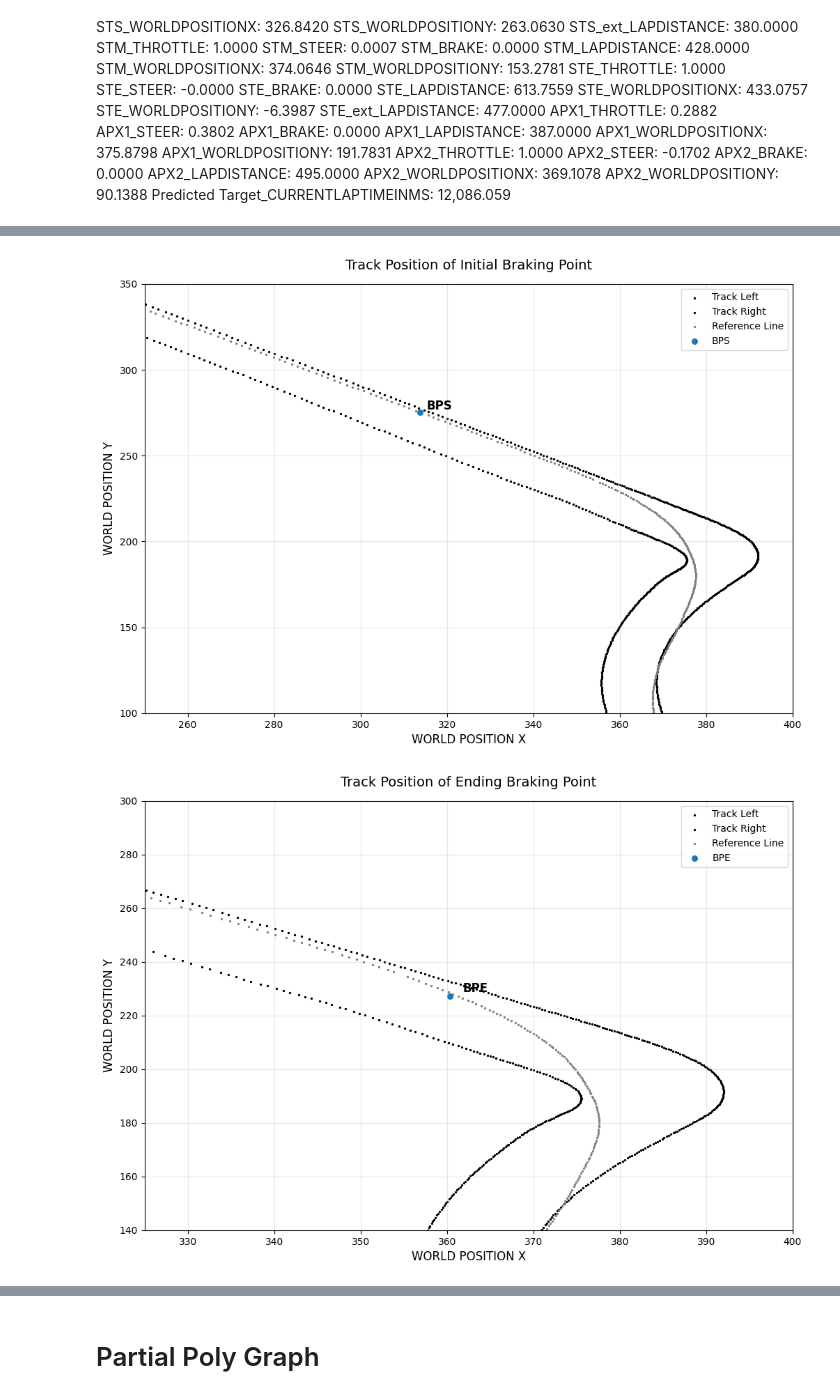
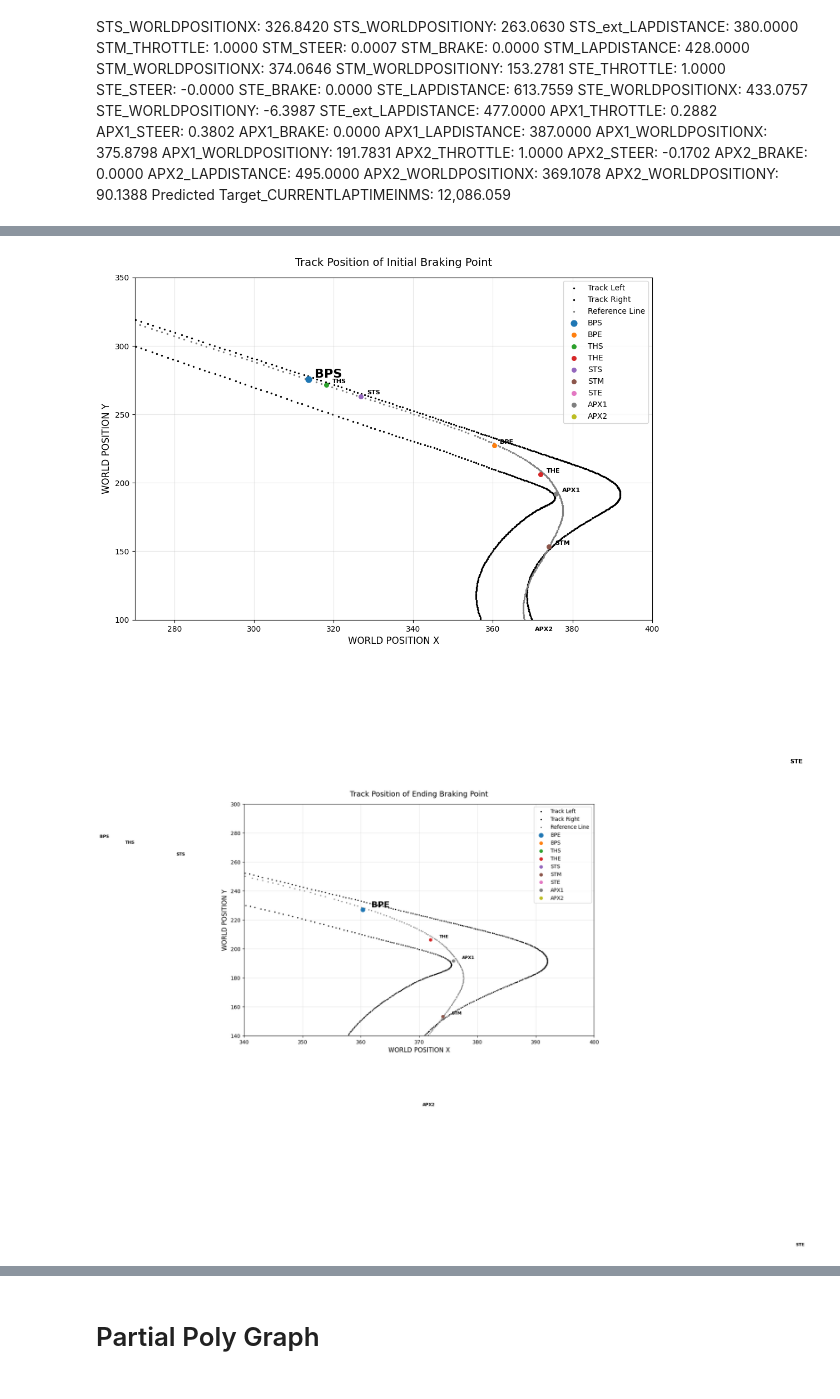
Before and after one commit to muhaseeb34/Data3001-Modelling-2, a Jupyter notebook: Muhammad-mutual_info-VIF-SVR.ipynb, the cells around one changed output, grey strips where cells are left out. Saved outputs shown, nothing was run; the diff lists cells and outputs as text; code cells hidden in the pictures.

Commit message:
partial poly graphs added

```diff
--- a/Muhammad-mutual_info-VIF-SVR.ipynb
+++ b/Muhammad-mutual_info-VIF-SVR.ipynb
@@ -418,52 +459,57 @@ for name, (x, y) in points.items():
     plt.scatter(track_line.loc[track_line["FRAME"] <= f,  "WORLDPOSX"],
             track_line.loc[track_line["FRAME"] <= f,  "WORLDPOSY"],
             s=2, color="gray",  label="Reference Line")
-    plt.scatter(x, y, s=30, label=name)
-    plt.text(x + 1.5, y + 1.5, name, fontsize=12, weight="bold")
+    plt.scatter(x, y, s=60, label=name)
+    for point, (x1, y1) in points.items():
+        if point != name:
+            plt.scatter(x1, y1, s=30, label=point)
+            plt.text(x1 + 1.5, y1 + 1.5, point, fontsize=8, weight="bold")
+
+    plt.text(x + 1.5, y + 1.5, name, fontsize=16, weight="bold")
     plt.xlabel("WORLD POSITION X", fontsize=12)
     plt.ylabel("WORLD POSITION Y", fontsize=12)
 
     plt.grid(alpha=0.3)
     plt.legend()
     if name == "BPS":
-        plt.xlim(250, 400)
+        plt.xlim(270, 400)
         plt.ylim(100, 350)
         plt.title("Track Position of Initial Braking Point", fontsize=14, pad=15)
     elif name == "BPE":
-        plt.xlim(325, 400)
+        plt.xlim(340, 400)
         plt.ylim(140, 300)
         plt.title("Track Position of Ending Braking Point", fontsize=14, pad=15)
     elif name == "THS":
         plt.xlim(280, 400)
-        plt.ylim(100, 350)
+        plt.ylim(50, 350)
         plt.title("Track Position of Ending Throttle Point", fontsize=14, pad=15)
     elif name == "THE":
         plt.xlim(340, 400)
         plt.ylim(120, 250)
         plt.title("Track Position of Starting Throttle Point", fontsize=14, pad=15)
     elif name == "STS":
         plt.xlim(280, 400)
-        plt.ylim(100, 350)
+        plt.ylim(50, 350)
         plt.title("Track Position of Initiating Steering Before Turn 1", fontsize=14, pad=15)
     elif name == "STM":
         plt.xlim(340, 400)
         plt.ylim(50, 250)
         plt.title("Track Position of Zero Steering Angle After Turn 1", fontsize=14, pad=15)
     elif name == "STE":
         plt.xlim(350, 500)
-        plt.ylim(-100, 200)
+        plt.ylim(-100, 250)
         plt.title("Track Position of Zero Steering Angle After Turn 2", fontsize=14, pad=15)
     elif name == "APX1":
         plt.xlim(350, 400)
         plt.ylim(150, 250)
         plt.title("Track Position at Apex of Turn 1", fontsize=14, pad=15)
     elif name == "APX2":
         plt.xlim(350, 400)
-        plt.ylim(0, 150)
+        plt.ylim(0, 250)
         plt.title("Track Position at Apex of Turn 2", fontsize=14, pad=15)
 
 
     plt.show()
 # %% [output]
-[figure, old version]
+[figure, new version]
-[figure, old version]
+[figure, new version]
```
Also changed, not shown: parts of 2 cells of this notebook.
